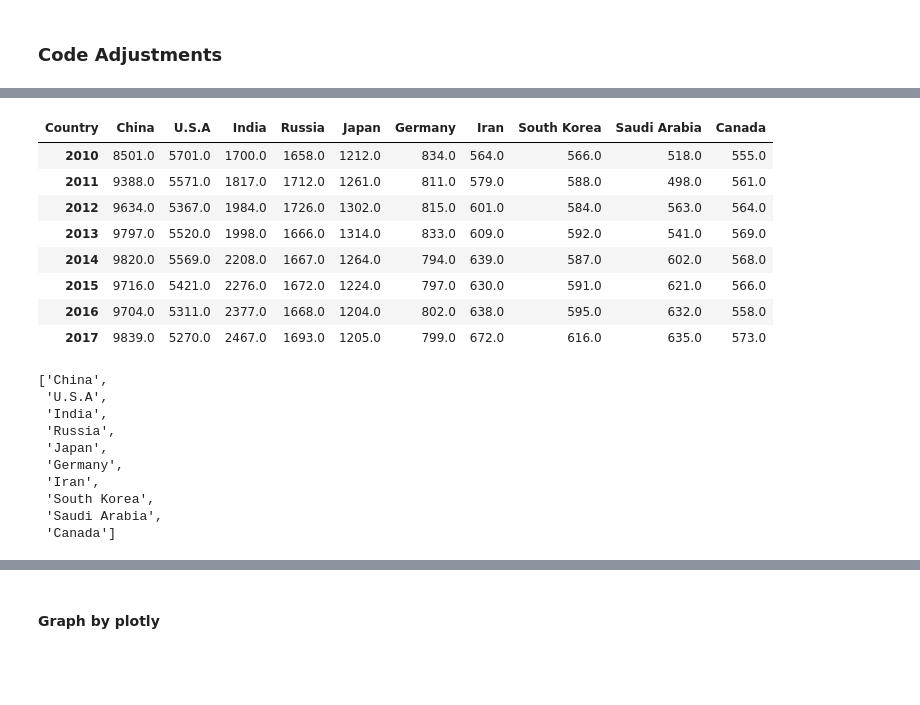
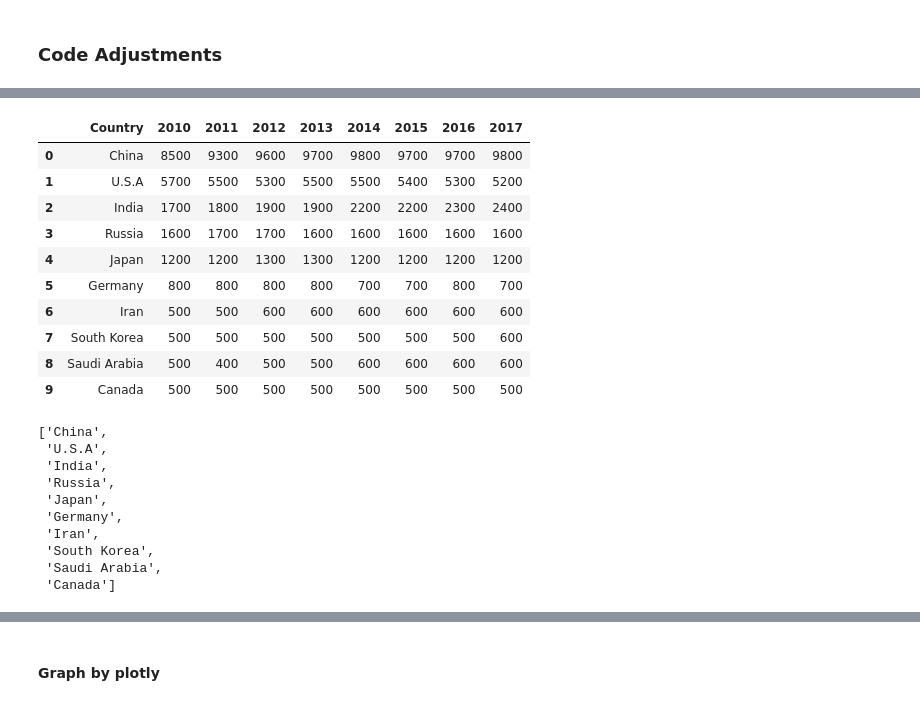
Before and after one commit to JosefinaAureaAmaro/00_Project_Python_DataAnalysis, a Jupyter notebook: CO2_Emissions by Countries.ipynb, the cells around one changed output, grey strips where cells are left out. Cells and saved outputs as stored; diff of their text form; code cells hidden in the pictures; blank space fills up the shorter version.

```diff
--- a/CO2_Emissions by Countries.ipynb
+++ b/CO2_Emissions by Countries.ipynb
@@ -117,7 +116,7 @@ plt.show()
 #instead of choosing 10 countries I would have the data pull it for you
 
 #create total columns
-CO2data_df_2['Total C02 Emissions'] = CO2data_df_2.sum(axis = 1).round(0)
+CO2data_df_2['Total C02 Emissions'] = CO2data_df_2.sum(axis = 1)
 
 #drop NAN countries
 CO2data_totals_df = CO2data_df_2.dropna()
@@ -125,3 +124,4 @@ CO2data_totals_df = CO2data_df_2.dropna()
 #pull top 10
 CO2data_totals_df = CO2data_totals_df.sort_values(by ='Total C02 Emissions', ascending=False )
 CO2data_top_countries = CO2data_totals_df.head(10)
+CO2data_top_countries
@@ -128,30 +140,20 @@ CO2data_top_countries = CO2data_totals_df.head(10)
 # %%
 # edit top 10 countries for graphing
 CO2data_top_countries_edit = CO2data_top_countries.drop('Total C02 Emissions', axis=1)
-CO2data_top_countries_edit_index = CO2data_top_countries_edit.set_index('Country')
-CO2data_top_countries_df = CO2data_top_countries_edit_index.T
-CO2data_top_countries_2 = CO2data_top_countries_df.rename(columns = {'United States of America': 'U.S.A','Russian Federation':'Russia'})
-CO2data_top_countries_2
+CO2data_top_countries = CO2data_top_countries_edit.replace({'United States of America': 'U.S.A','Russian Federation':'Russia'})
+CO2data_top_countries_value_edit = (CO2data_top_countries.iloc[:,1:] /100).astype(int) * 100
+CO2data_top_countries_value_edit['Country']  = CO2data_top_countries['Country']
+CO2data_top_countries_value_edit= CO2data_top_countries_value_edit.set_index('Country').reset_index()
+CO2data_top_countries_value_edit
 # %% [output]
-| Country | China | U.S.A | India | Russia | Japan | Germany | Iran | South Korea | Saudi Arabia | Canada |
-| 2010 | 8501.0 | 5701.0 | 1700.0 | 1658.0 | 1212.0 | 834.0 | 564.0 | 566.0 | 518.0 | 555.0 |
-| 2011 | 9388.0 | 5571.0 | 1817.0 | 1712.0 | 1261.0 | 811.0 | 579.0 | 588.0 | 498.0 | 561.0 |
-| 2012 | 9634.0 | 5367.0 | 1984.0 | 1726.0 | 1302.0 | 815.0 | 601.0 | 584.0 | 563.0 | 564.0 |
-| 2013 | 9797.0 | 5520.0 | 1998.0 | 1666.0 | 1314.0 | 833.0 | 609.0 | 592.0 | 541.0 | 569.0 |
-| 2014 | 9820.0 | 5569.0 | 2208.0 | 1667.0 | 1264.0 | 794.0 | 639.0 | 587.0 | 602.0 | 568.0 |
-| 2015 | 9716.0 | 5421.0 | 2276.0 | 1672.0 | 1224.0 | 797.0 | 630.0 | 591.0 | 621.0 | 566.0 |
-| 2016 | 9704.0 | 5311.0 | 2377.0 | 1668.0 | 1204.0 | 802.0 | 638.0 | 595.0 | 632.0 | 558.0 |
-| 2017 | 9839.0 | 5270.0 | 2467.0 | 1693.0 | 1205.0 | 799.0 | 672.0 | 616.0 | 635.0 | 573.0 |
+|  | Country | 2010 | 2011 | 2012 | 2013 | 2014 | 2015 | 2016 | 2017 |
+| 0 | China | 8500 | 9300 | 9600 | 9700 | 9800 | 9700 | 9700 | 9800 |
+| 1 | U.S.A | 5700 | 5500 | 5300 | 5500 | 5500 | 5400 | 5300 | 5200 |
+| 2 | India | 1700 | 1800 | 1900 | 1900 | 2200 | 2200 | 2300 | 2400 |
+| 3 | Russia | 1600 | 1700 | 1700 | 1600 | 1600 | 1600 | 1600 | 1600 |
+| 4 | Japan | 1200 | 1200 | 1300 | 1300 | 1200 | 1200 | 1200 | 1200 |
+| 5 | Germany | 800 | 800 | 800 | 800 | 700 | 700 | 800 | 700 |
+| 6 | Iran | 500 | 500 | 600 | 600 | 600 | 600 | 600 | 600 |
+| 7 | South Korea | 500 | 500 | 500 | 500 | 500 | 500 | 500 | 600 |
+| 8 | Saudi Arabia | 500 | 400 | 500 | 500 | 600 | 600 | 600 | 600 |
+| 9 | Canada | 500 | 500 | 500 | 500 | 500 | 500 | 500 | 500 |
-# %%
-countries = list(CO2data_top_countries_2.columns)
-# %% [output]
-['China',
- 'U.S.A',
- 'India',
- 'Russia',
- 'Japan',
- 'Germany',
- 'Iran',
- 'South Korea',
- 'Saudi Arabia',
- 'Canada']
@@ -158,3 +162,18 @@ countries = list(CO2data_top_countries_2.columns)
+# %%
+#country labels
+country_labels = list(CO2data_top_countries_value_edit.iloc[:,0])
+country_labels
+# %% [output]
+['China',
+ 'U.S.A',
+ 'India',
+ 'Russia',
+ 'Japan',
+ 'Germany',
+ 'Iran',
+ 'South Korea',
+ 'Saudi Arabia',
+ 'Canada']
 # %%
 #iterate through years to get data by country
 y_axis =  []
```
Also changed, not shown: parts of 13 cells of this notebook.
